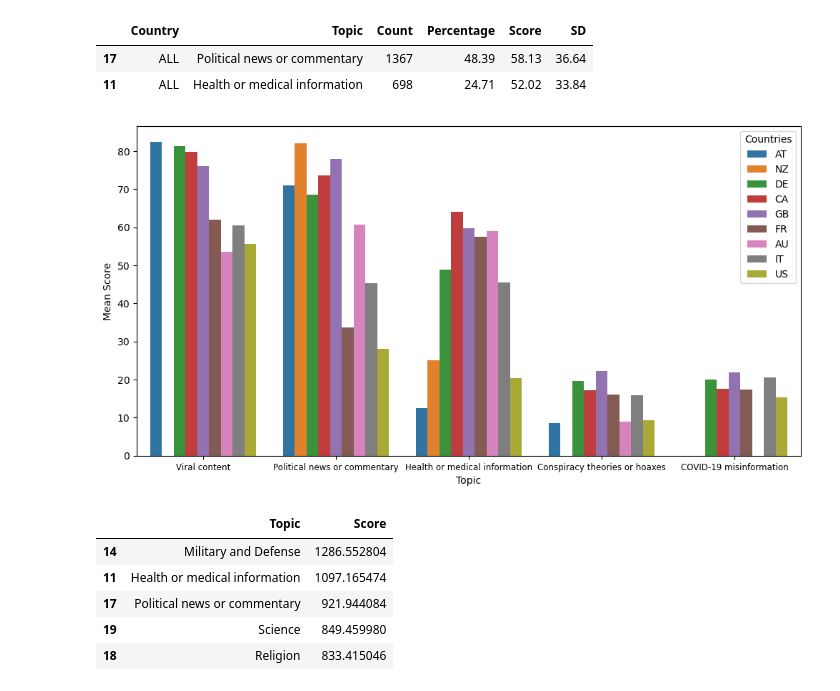
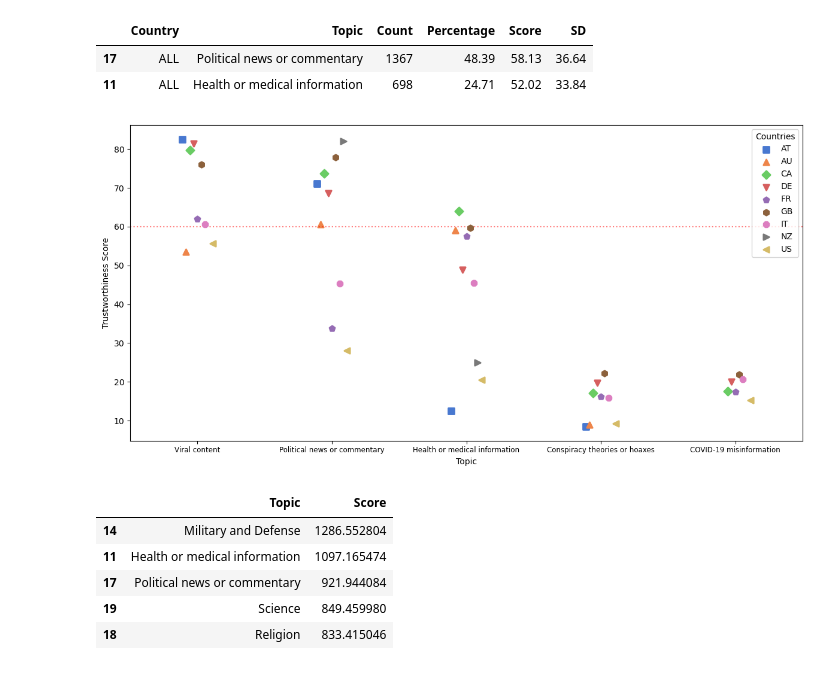
Before and after one commit to julaluehring/newsguard-review-analysis, a Jupyter notebook: 02-describe_newsguard.ipynb, the cells around one changed output. Saved outputs shown, nothing was run; the diff lists cells and outputs as text; code cells hidden in the pictures.

Commit message:
added appendix figures

```diff
--- a/02-describe_newsguard.ipynb
+++ b/02-describe_newsguard.ipynb
@@ -1588,15 +1634,17 @@ score_x_orientation_time\
 | Slightly Right | 44.0 | 56.866454 | 13.398234 | 36.568966 | 39.264895 | 62.521247 | 68.493939 | 72.377483 |
 # %%
 plt.figure(figsize=(12, 8))
+
+country_markers = ["s", "^", "D", "v", "p", "h", "8", ">", "<"]
 
 sns.pointplot(x="Orientation", y="Score",
                hue="Country",
                data=df15_UUID[df15_UUID["Country"] != 'ALL'],
-               markers=["s", "^", "D", "v", "p", "h", "8", ">", "<"],
+               markers=country_markers,
                order=["Far Left", "Slightly Left",
                       "Slightly Right", "Far Right",
                       "Left", "Right"],
-               #hue_order=["Left", "Right"],
+               hue_order=sorted(df15_UUID[df15_UUID["Country"] != 'ALL']["Country"].unique()),
                palette="muted",
                errorbar=None,
                #split=False,
@@ -1615,7 +1663,7 @@ plt.ylabel("Average Trustworthiness Score")
 
 #add a text box to line
 plt.text(3.55, 25, "Rating change in 12/2022",
-         fontsize=8,
+         fontsize=9,
          color="red",
          verticalalignment="center",
          bbox=dict(facecolor="none", edgecolor="red",
@@ -1628,7 +1676,7 @@ plt.text(3.55, 25, "Rating change in 12/2022",
 #           ncol=5, fontsize=8)
 
 plt.savefig(join(figures_path,
-                 "f7-scores_orientation_per_country.png"),
+                 "f6-scores_orientation_per_country.png"),
                  dpi=300)
 
 plt.show()
@@ -1909,26 +1957,39 @@ result_sorted.head(2)
 # %%
 result_countries = (
     result_sorted[result_sorted["Country"] != "ALL"]
     .loc[result_sorted["Topic"].isin(bad_topics["Topic"].unique()), :]
 ).sort_values("Score", ascending=False)
 
 plt.figure(figsize=(12, 6))
-sns.barplot(x="Topic",
+sns.pointplot(x="Topic",
             y="Score",
             hue="Country",
+            hue_order=sorted(result_countries["Country"].unique()),
             data=result_countries,
-            dodge=True)
+            dodge=True,
+            markers = country_markers,
+            join=False,
+            palette="muted",
+            #order=bad_topics["Topic"].unique()
+            )
+
+plt.axhline(y=60,
+            color="red",
+            linestyle="dotted",
+            alpha=0.5)
 
 plt.xlabel("Topic")
 plt.xticks(fontsize=8.5)
-plt.ylabel("Mean Score")
-plt.legend(title="Countries",loc="best", ncol=1)
-
-plt.savefig(join(figures_path, "f9-topics_score_per_country.png"),
+plt.ylabel("Trustworthiness Score")
+plt.legend(title="Countries",
+           loc="upper right",
+           ncol=1)
+plt.tight_layout()
+plt.savefig(join(figures_path, "f8-topics_score_per_country.png"),
             dpi=300)
 plt.show()
 # %% [output]
-[figure, old version]
+[figure, new version]
 # %%
 #which topic has the highest variance?
 topics_df\
```
Also changed, not shown: parts of 18 cells of this notebook.
